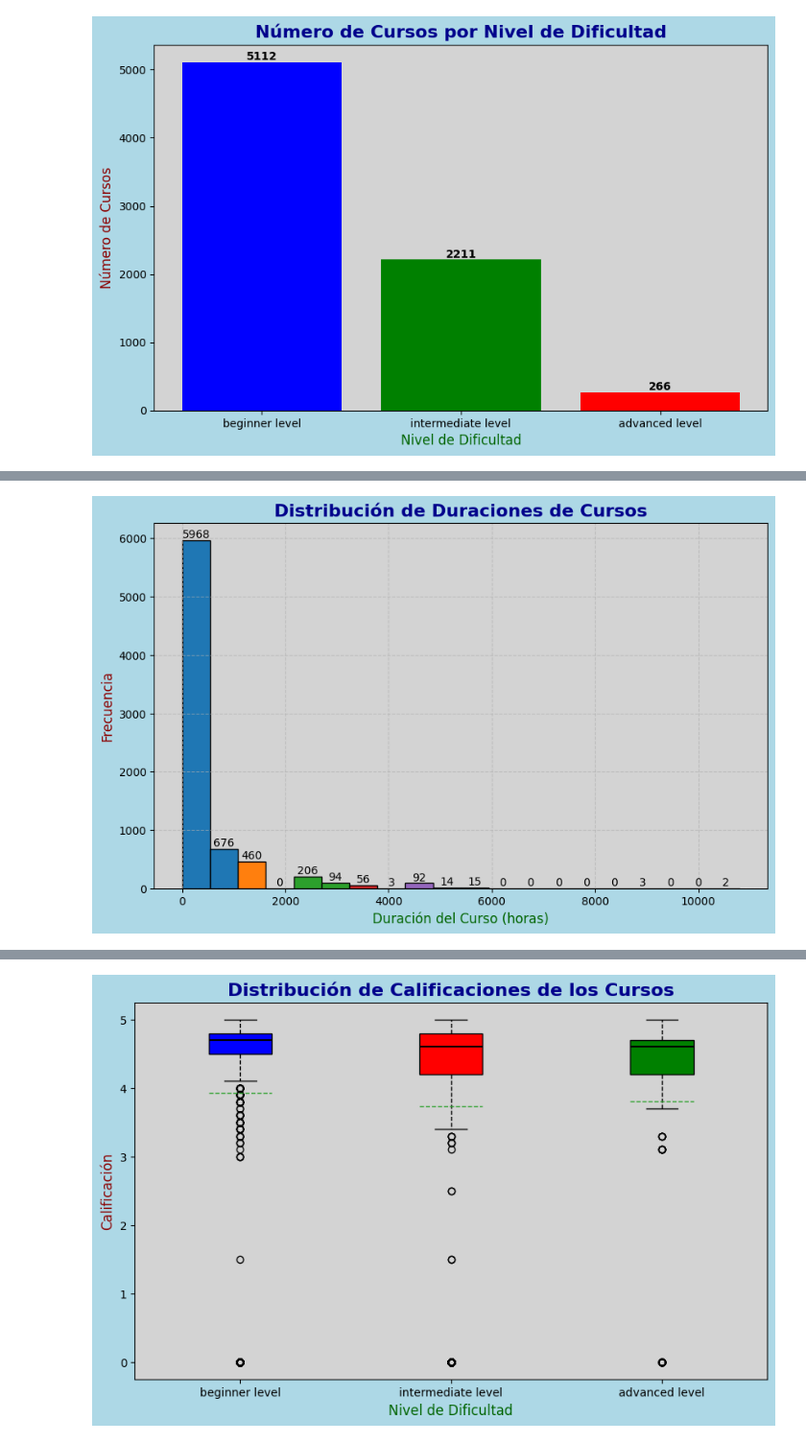
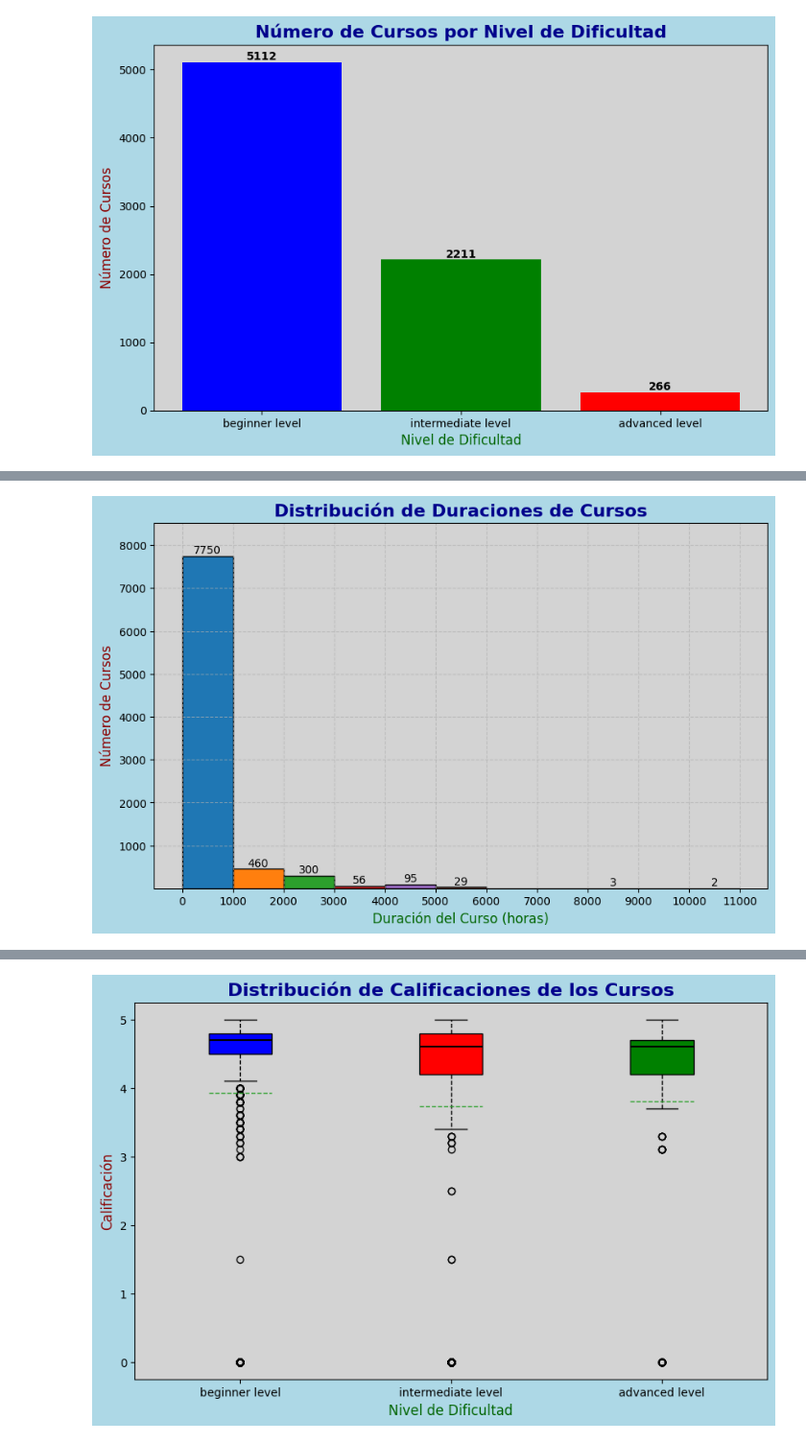
Before and after one commit to AndreRD1026/SS2_202010816, a Jupyter notebook: Practica2/Practica2.ipynb, the cells around one changed output, grey strips where cells are left out. Shown: that part at 96% size. Cells and saved outputs as stored; diff of their text form; code cells hidden in the pictures.

```diff
--- a/Practica2/Practica2.ipynb
+++ b/Practica2/Practica2.ipynb
@@ -30,6 +47,6 @@ dataframe
 # %%
 # Para eliminar los duplicados
-dataframe = dataframe.drop_duplicates().dropna(subset=['Level'])
+dataframe = dataframe.drop_duplicates()
 
 # Función para limpiar los valores nulos en columnas numéricas
 def limpiar_columna_numerica(column):
@@ -340,29 +455,44 @@ plt.show()
 # %%
-# Crear el histograma de la distribución de las duraciones de los cursos
+# Calcular los límites del eje x con intervalos de 1000
+xmin = 1000 * (dataframe['Duration (hours)'].min() // 1000)
+xmax = 1000 * (dataframe['Duration (hours)'].max() // 1000 + 1)
+
+# Calcular la cantidad de intervalos basados en los nuevos límites
+num_bins = int((xmax - xmin) / 1000)
+
+# Crear el histograma de la distribución de las duraciones de los cursos con intervalos de 1000
 plt.figure(figsize=(10, 6), facecolor='lightblue')
-n, bins, patches = plt.hist(dataframe['Duration (hours)'], bins=20, color='skyblue', edgecolor='black')
+n, bins, patches = plt.hist(dataframe['Duration (hours)'], bins=num_bins, range=(xmin, xmax), color='skyblue', edgecolor='black')
 
 # Asignar colores automáticos a cada barra
 colores = plt.cm.tab10(np.linspace(0, 1, len(patches)))
 for patch, color in zip(patches, colores):
     patch.set_facecolor(color)
 
 # Cambiar el color del fondo del área de trazado
 plt.gca().set_facecolor('lightgrey')
 
 # Configurar el título y las etiquetas de los ejes con ediciones
 plt.title('Distribución de Duraciones de Cursos', fontsize=16, fontweight='bold', color='darkblue')
 plt.xlabel('Duración del Curso (horas)', fontsize=12, color='darkgreen')
-plt.ylabel('Frecuencia', fontsize=12, color='darkred')
+plt.ylabel('Número de Cursos', fontsize=12, color='darkred')
+
+# Establecer los límites del eje y para omitir los valores iguales a cero
+min_freq = min(n[n.nonzero()])
+plt.ylim(min_freq, max(n) * 1.1)
+
+# Establecer los ticks del eje x a intervalos de 1000
+plt.xticks(np.arange(xmin, xmax+1, 1000))
 
 # Agregar el número exacto de datos en cada barra
-for bar, data in zip(patches, n):
-    plt.text(bar.get_x() + bar.get_width()/2, bar.get_height(), int(data), ha='center', va='bottom', color='black')
+for bar, data, left, right in zip(patches, n, bins[:-1], bins[1:]):
+    if data != 0:  # Omitir valores iguales a cero
+        plt.text(bar.get_x() + bar.get_width()/2, bar.get_height(), int(data) , ha='center', va='bottom', color='black')
 
 # Agregar una cuadrícula
 plt.grid(True, linestyle='--', alpha=0.6)
 
 # Mostrar el histograma
 plt.show()
 # %% [output]
-[figure, old version]
+[figure, new version]
```
Also changed, not shown: parts of 42 cells of this notebook.
